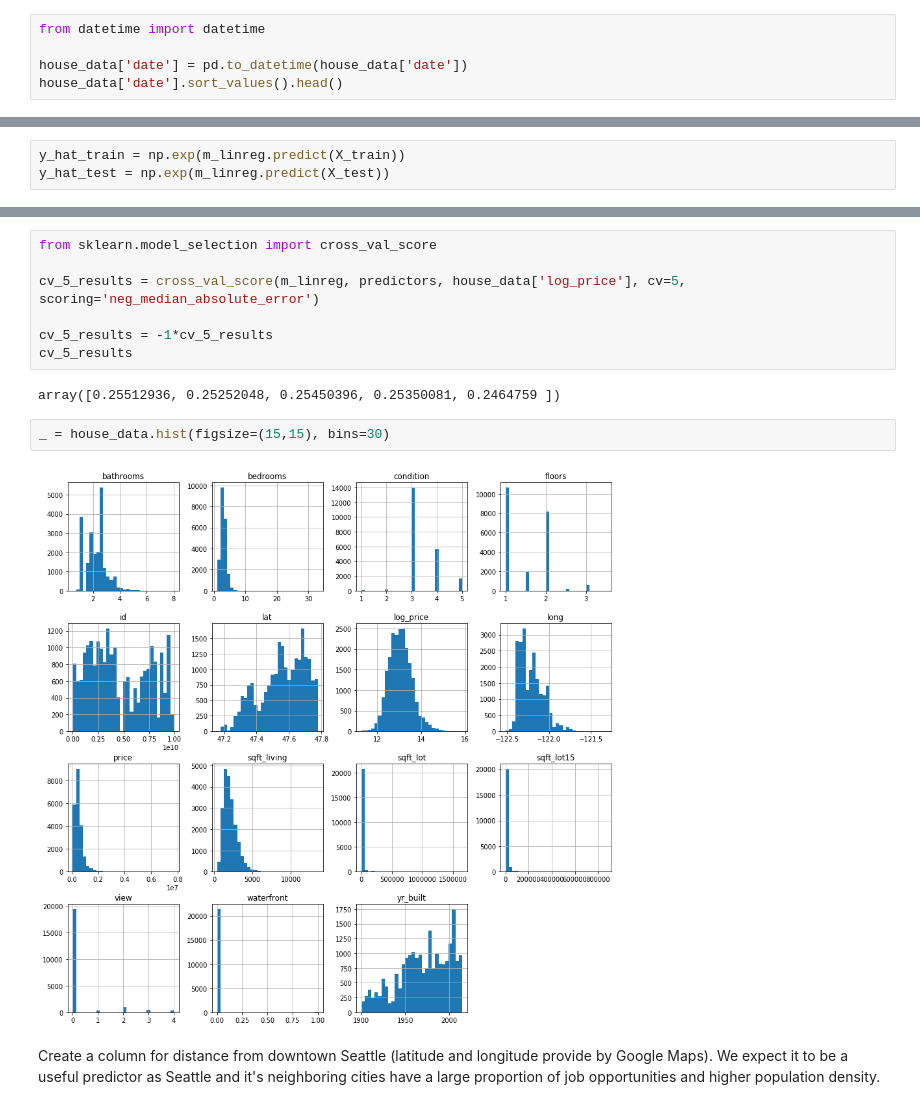
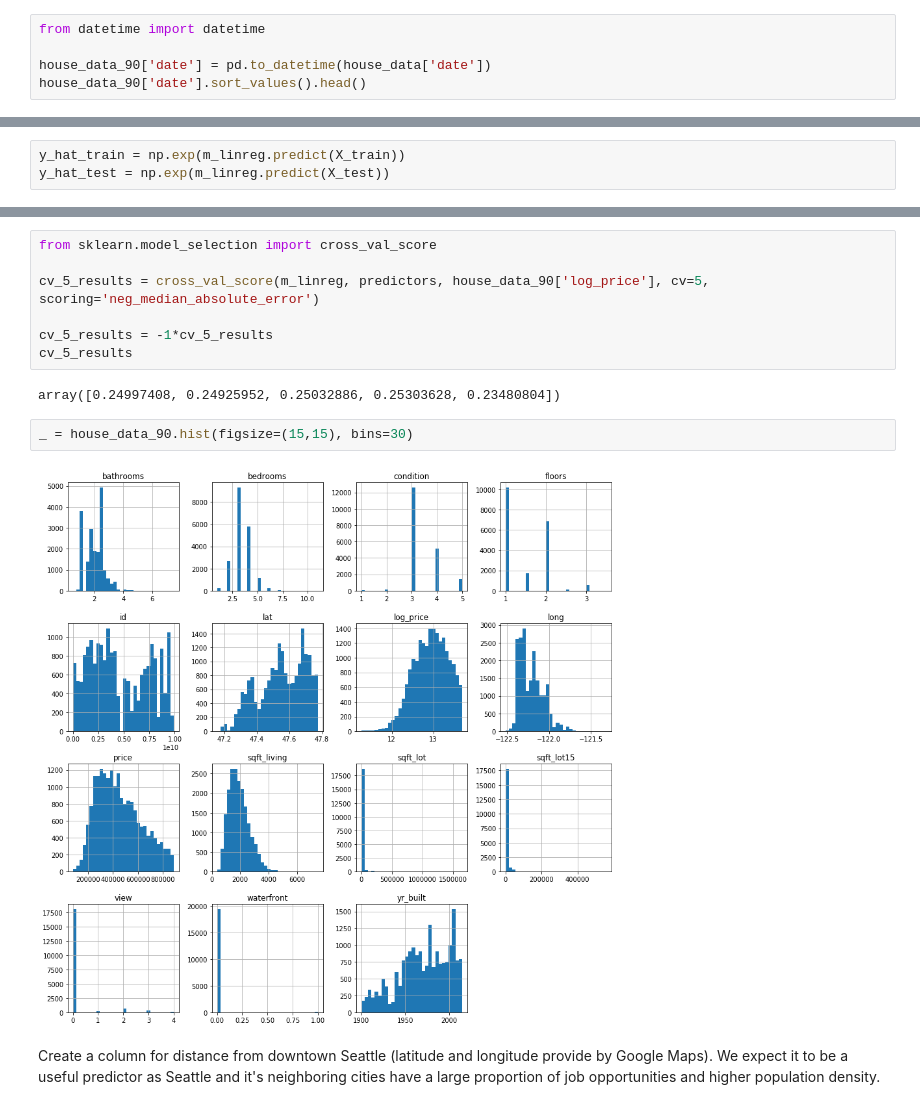
Before and after one commit to AlecMorgan/Housing-Price-Predictor, a Jupyter notebook: wip.ipynb, the cells around one changed output, grey strips where cells are left out. Cells and saved outputs as stored; diff of their text form.

```diff
--- a/wip.ipynb
+++ b/wip.ipynb
@@ -301,6 +308,6 @@ After completing an initial model, it is easier to fit to the 90th percentile th
 # %%
 from datetime import datetime
 
-house_data['date'] = pd.to_datetime(house_data['date'])
-house_data['date'].sort_values().head()
+house_data_90['date'] = pd.to_datetime(house_data['date'])
+house_data_90['date'].sort_values().head()
 # %% [output]
@@ -374,16 +381,16 @@ test: 435595.29164686025
 # %%
 from sklearn.model_selection import cross_val_score
 
-cv_5_results = cross_val_score(m_linreg, predictors, house_data['log_price'], cv=5, scoring='neg_median_absolute_error')
+cv_5_results = cross_val_score(m_linreg, predictors, house_data_90['log_price'], cv=5, scoring='neg_median_absolute_error')
 
 cv_5_results = -1*cv_5_results
 cv_5_results
 # %% [output]
-array([0.25512936, 0.25252048, 0.25450396, 0.25350081, 0.2464759 ])
+array([0.24997408, 0.24925952, 0.25032886, 0.25303628, 0.23480804])
 # %%
-_ = house_data.hist(figsize=(15,15), bins=30)
+_ = house_data_90.hist(figsize=(15,15), bins=30)
 # %% [output]
-[figure, old version]
+[figure, new version]
 # %% [markdown]
 Create a column for distance from downtown Seattle (latitude and longitude provide by Google Maps). We expect it to be a useful predictor as Seattle and it's neighboring cities have a large proportion of job opportunities and higher population density.
 # %%
```
Also changed, not shown: parts of 34 cells of this notebook.
